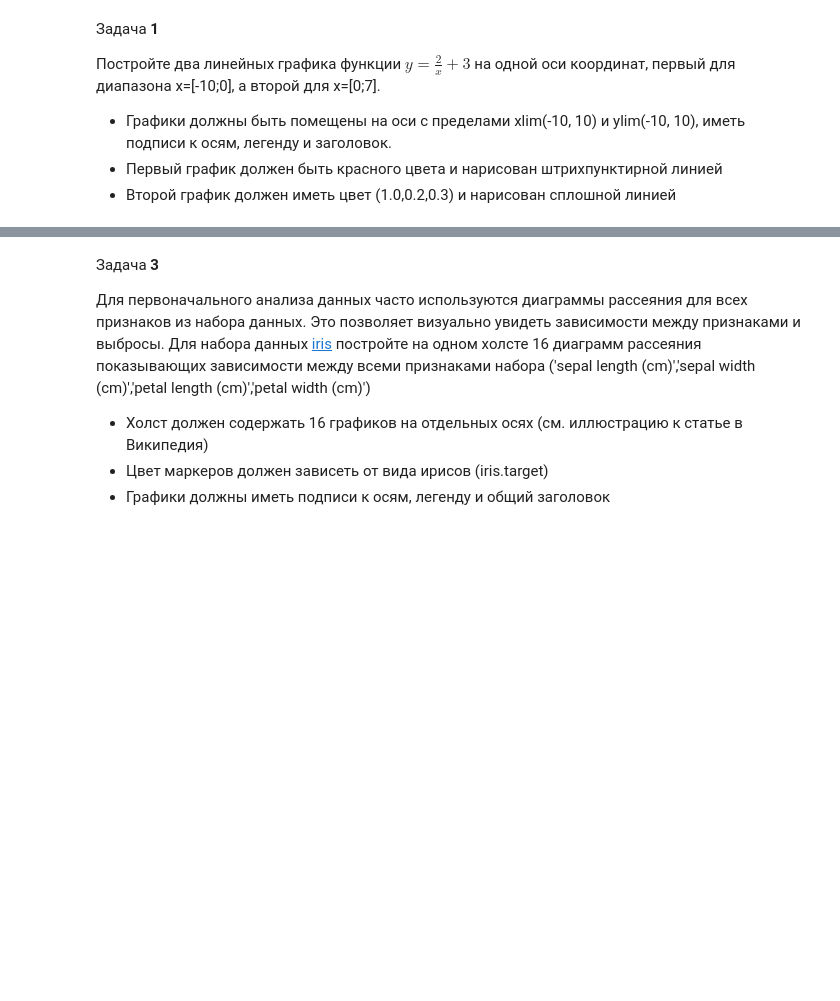
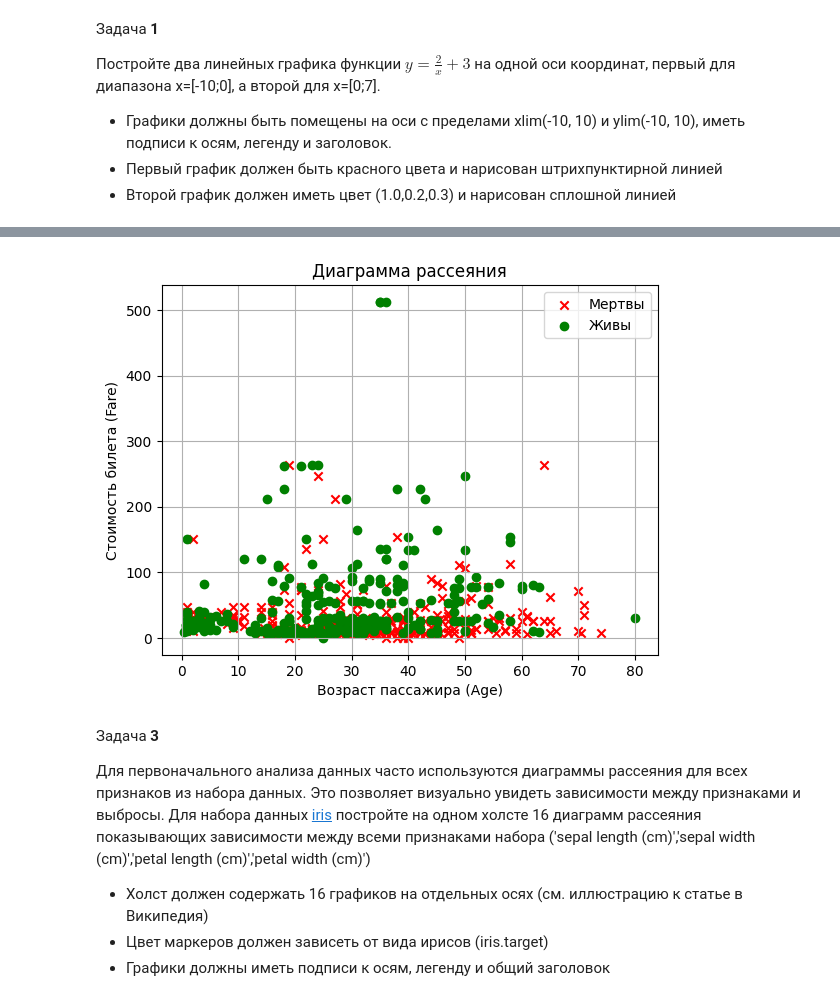
Before and after one commit to zaic-bsu/dap-2024, a Jupyter notebook: les05/lab.ipynb, the cells around one changed output, grey strips where cells are left out. Saved outputs shown, nothing was run; the diff lists cells and outputs as text; code cells hidden in the pictures; blank space fills up the shorter version.

```diff
--- a/les05/lab.ipynb
+++ b/les05/lab.ipynb
@@ -42,3 +59,23 @@ Matplotlib version: 3.9.2
+# %%
+import pandas as pd
+
+passengers = pd.read_csv( 'titanic.csv', index_col = 'PassengerId')
+
+passengers_dead = passengers[passengers['Survived'] == 0]
+passengers_alive = passengers[passengers['Survived'] == 1]
+
+plt.scatter(passengers_dead['Age'], passengers_dead['Fare'], color = 'red', marker = 'x', label = "Мертвы")
+plt.scatter(passengers_alive['Age'], passengers_alive['Fare'], color = 'green', marker = 'o', label = "Живы")
+
+plt.xlabel('Возраст пассажира (Age)')
+plt.ylabel('Стоимость билета (Fare)')
+plt.title('Диаграмма рассеяния')
+plt.legend()
+
+plt.grid(True)
+plt.show()
+# %% [output]
+[figure, added]
 # %% [markdown]
 Задача **3**
 
```
Also changed, not shown: parts of 17 cells of this notebook.
